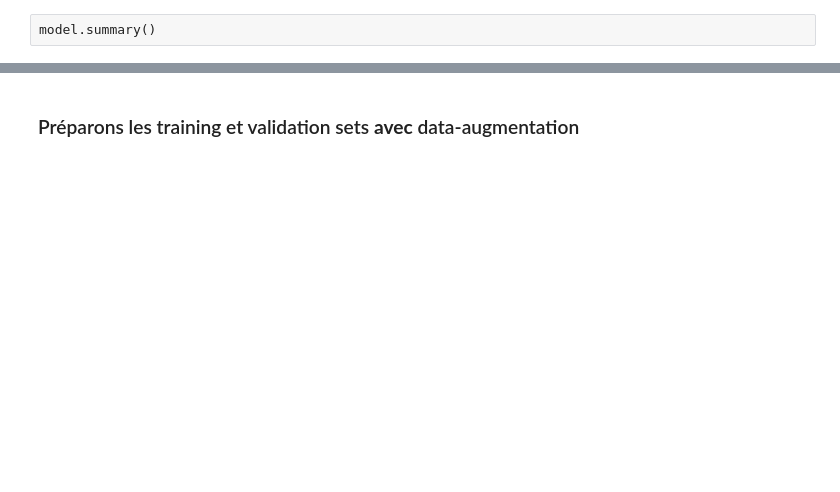
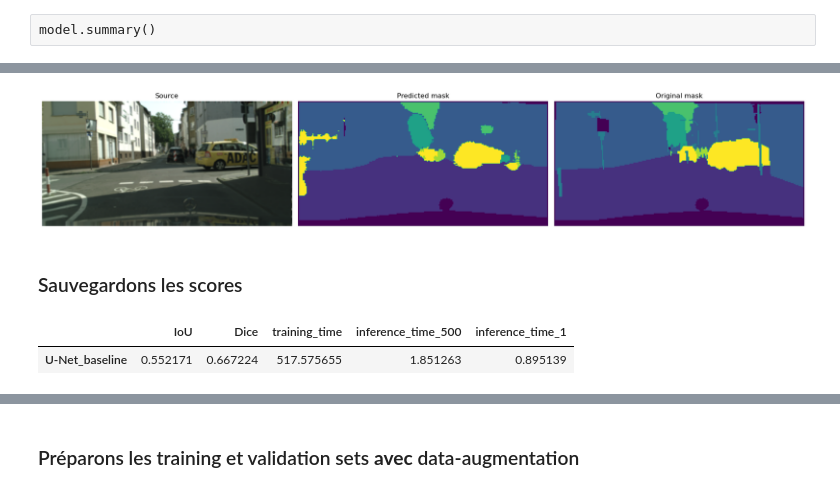
Before and after one commit to Valkea/OC_AI_08, a Jupyter notebook: 03_Spot_checking_models.ipynb, the cells around one changed output, grey strips where cells are left out. Saved outputs shown, nothing was run; the diff lists cells and outputs as text; code cells hidden in the pictures; blank space fills up the shorter version.

```diff
--- a/03_Spot_checking_models.ipynb
+++ b/03_Spot_checking_models.ipynb
@@ -63,0 +87,23 @@ def summarize_diagnostics(history):
+# %%
+def compare_segmentations(img_source, mask_source, predictions):
+
+    mask = np.argmax(predictions, axis=3)[0]
+
+    fig = plt.figure(figsize=(19,10))
+    plt.subplot(1,3,1)
+    plt.imshow(img_source)
+    plt.axis('off')
+    plt.title("Source")
+
+    plt.subplot(1,3,2)
+    plt.imshow(mask)
+    plt.axis('off')
+    plt.title("Predicted mask")
+
+    plt.subplot(1,3,3)
+    plt.imshow(mask_source)
+    plt.axis('off')
+    plt.title("Original mask")
+
+    plt.tight_layout()
+    plt.show()
@@ -312,0 +446,4 @@ model.evaluate(valid_ds)
+# %%
+test_img = Image.open("data/preprocessed/256x128/val/frankfurt_000000_000294.png")
+test_mask = Image.open("data/preprocessed/256x128/val/frankfurt_000000_000294_labels.png")
+preprocessed_img = np.array([np.array(test_img)/255.0], dtype=float)
@@ -312,0 +458,6 @@ model.evaluate(valid_ds)
+# %%
+compare_segmentations(test_img, test_mask, predict)
+# %% [output]
+[figure, added]
+# %% [markdown]
+### Sauvegardons les scores
@@ -312,0 +466,5 @@ model.evaluate(valid_ds)
+# %%
+scorer.show_scores()
+# %% [output]
+|  | IoU | Dice | training_time | inference_time_500 | inference_time_1 |
+| U-Net_baseline | 0.552171 | 0.667224 | 517.575655 | 1.851263 | 0.895139 |
```
Also changed, not shown: parts of 106 cells of this notebook, 16 other files.
